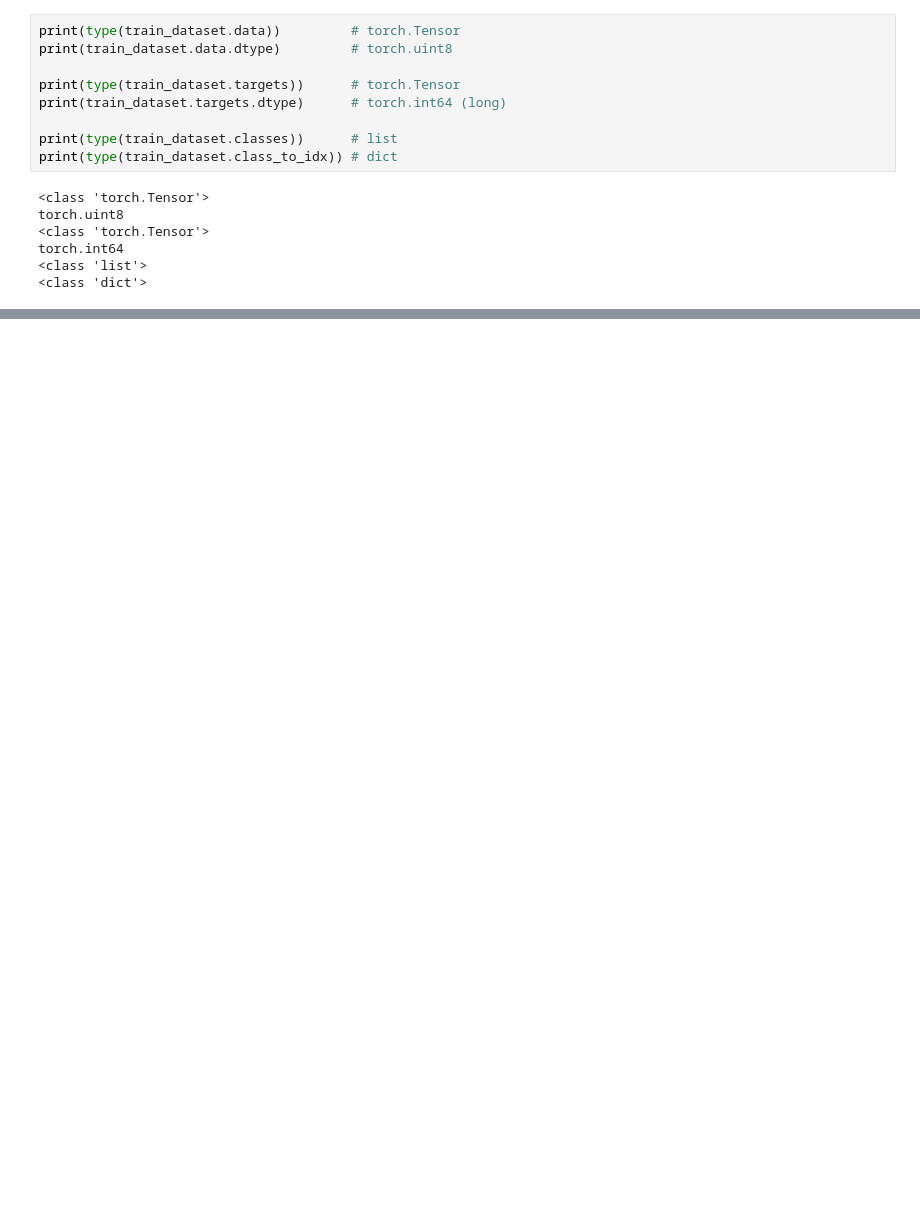
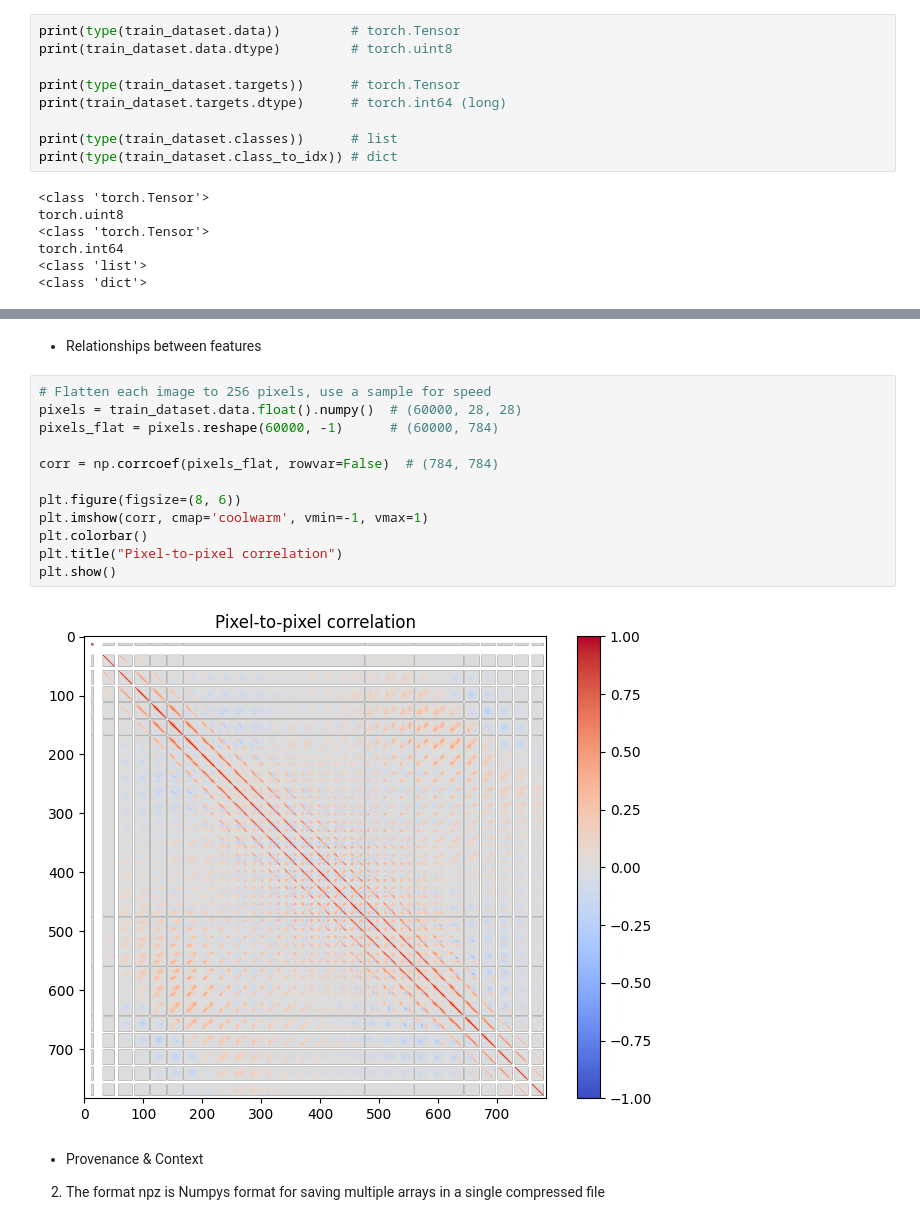
Before and after one commit to herbstsonne/thn-aia-classroom-create-lenet1-cnn-in-pytorch-aia-lenet-template, a Jupyter notebook: pytorch_playground.ipynb, the cells around one changed output, grey strips where cells are left out. Cells and saved outputs as stored; diff of their text form; blank space fills up the shorter version.

```diff
--- a/pytorch_playground.ipynb
+++ b/pytorch_playground.ipynb
@@ -224,0 +278,21 @@ torch.int64
+# %% [markdown]
+- Relationships between features
+# %%
+# Flatten each image to 256 pixels, use a sample for speed
+pixels = train_dataset.data.float().numpy()  # (60000, 28, 28)
+pixels_flat = pixels.reshape(60000, -1)      # (60000, 784)
+
+corr = np.corrcoef(pixels_flat, rowvar=False)  # (784, 784)
+
+plt.figure(figsize=(8, 6))
+plt.imshow(corr, cmap='coolwarm', vmin=-1, vmax=1)
+plt.colorbar()
+plt.title("Pixel-to-pixel correlation")
+plt.show()
+# %% [output]
+[figure, added]
+# %% [markdown]
+
+- Provenance & Context
+
+2. The format npz is Numpys format for saving multiple arrays in a single compressed file
```
Also changed, not shown: parts of 6 cells of this notebook.
